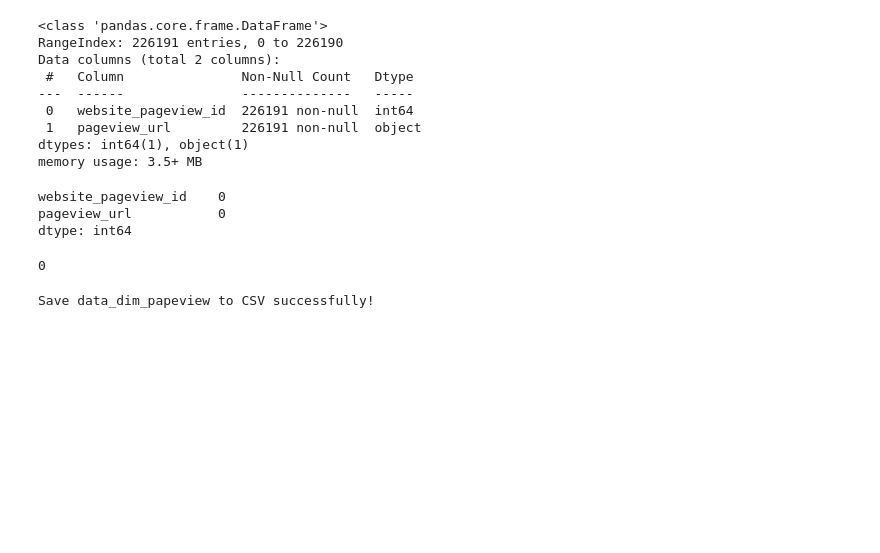
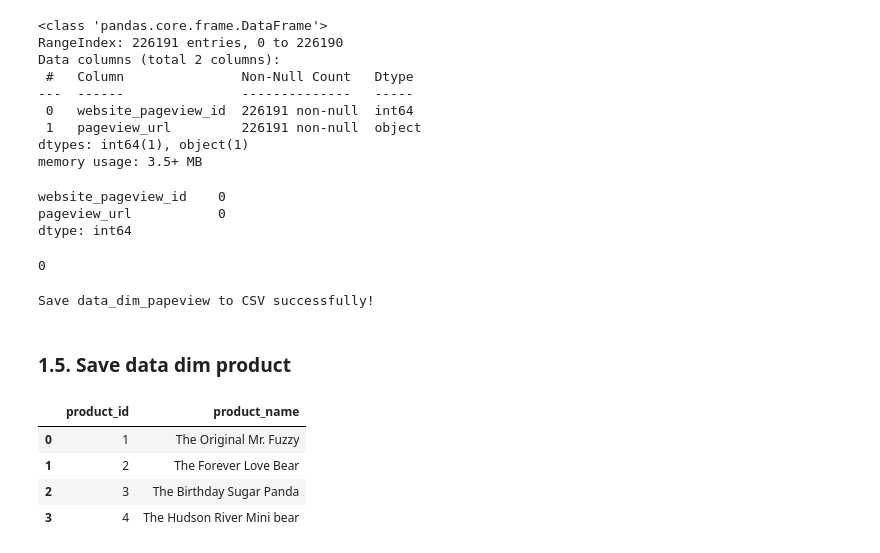
Before and after one commit to phantrongnguyen/toy-store-ecommerce-analytics-platform, a Jupyter notebook: ml/notebooks/01_create_ml_dataset.ipynb, the cells around one changed output. Saved outputs shown, nothing was run; the diff lists cells and outputs as text; code cells hidden in the pictures; blank space fills up the shorter version.

Commit message:
feat: add data dim product table

```diff
--- a/ml/notebooks/01_create_ml_dataset.ipynb
+++ b/ml/notebooks/01_create_ml_dataset.ipynb
@@ -226,3 +226,15 @@ data_dim_papeview.to_csv('data/processed/dim_papeview.csv', index=False)
 print("Save data_dim_papeview to CSV successfully!")
 # %% [output]
 Save data_dim_papeview to CSV successfully!
+# %% [markdown]
+### 1.5. Save data dim product
+# %%
+data_dim_product = pd.read_sql("select * from dim_product", engine)
+# %%
+data_dim_product.head(10)
+# %% [output]
+|  | product_id | product_name |
+| 0 | 1 | The Original Mr. Fuzzy |
+| 1 | 2 | The Forever Love Bear |
+| 2 | 3 | The Birthday Sugar Panda |
+| 3 | 4 | The Hudson River Mini bear |
```
Also changed, not shown: parts of 3 cells of this notebook, 1 other file.
